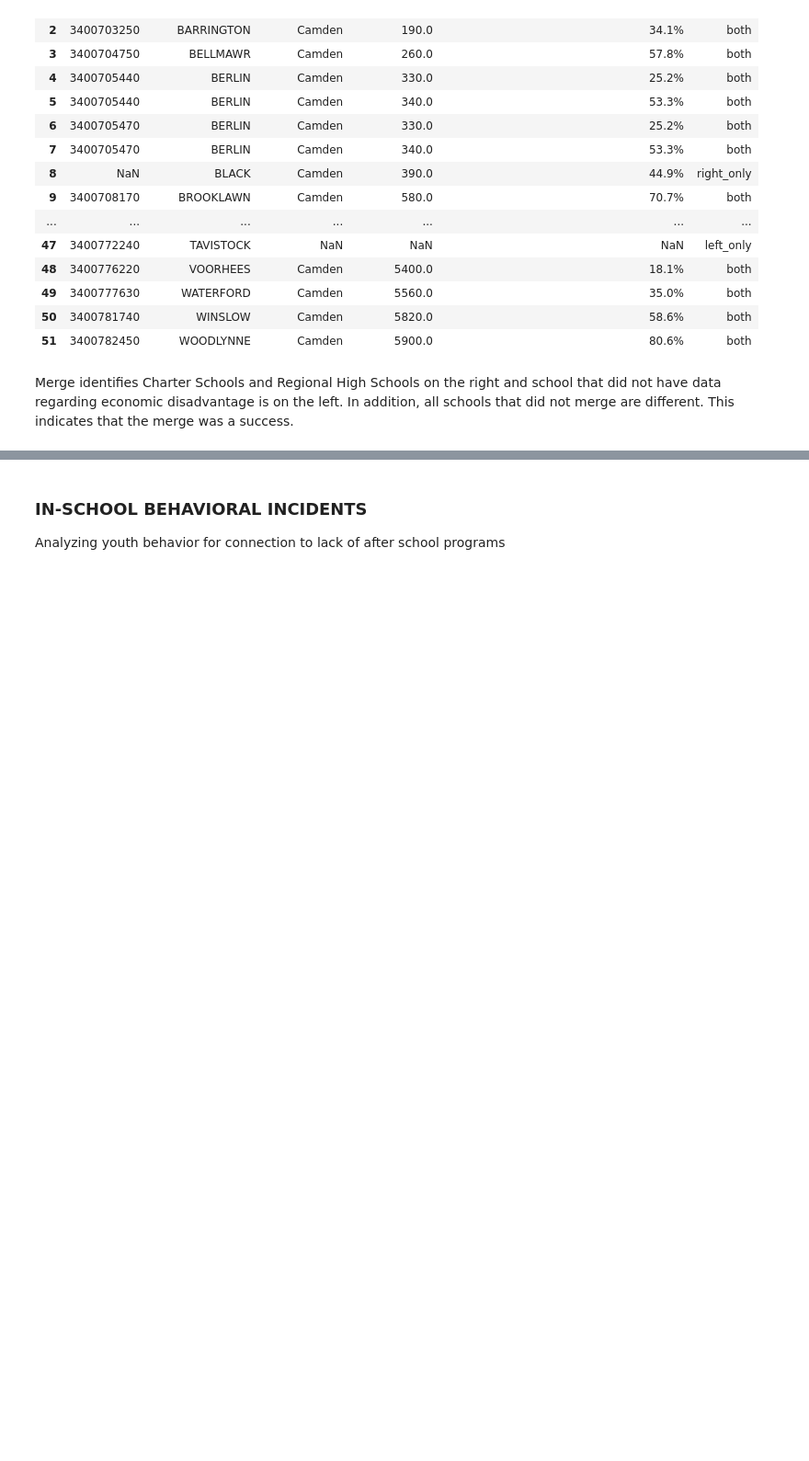
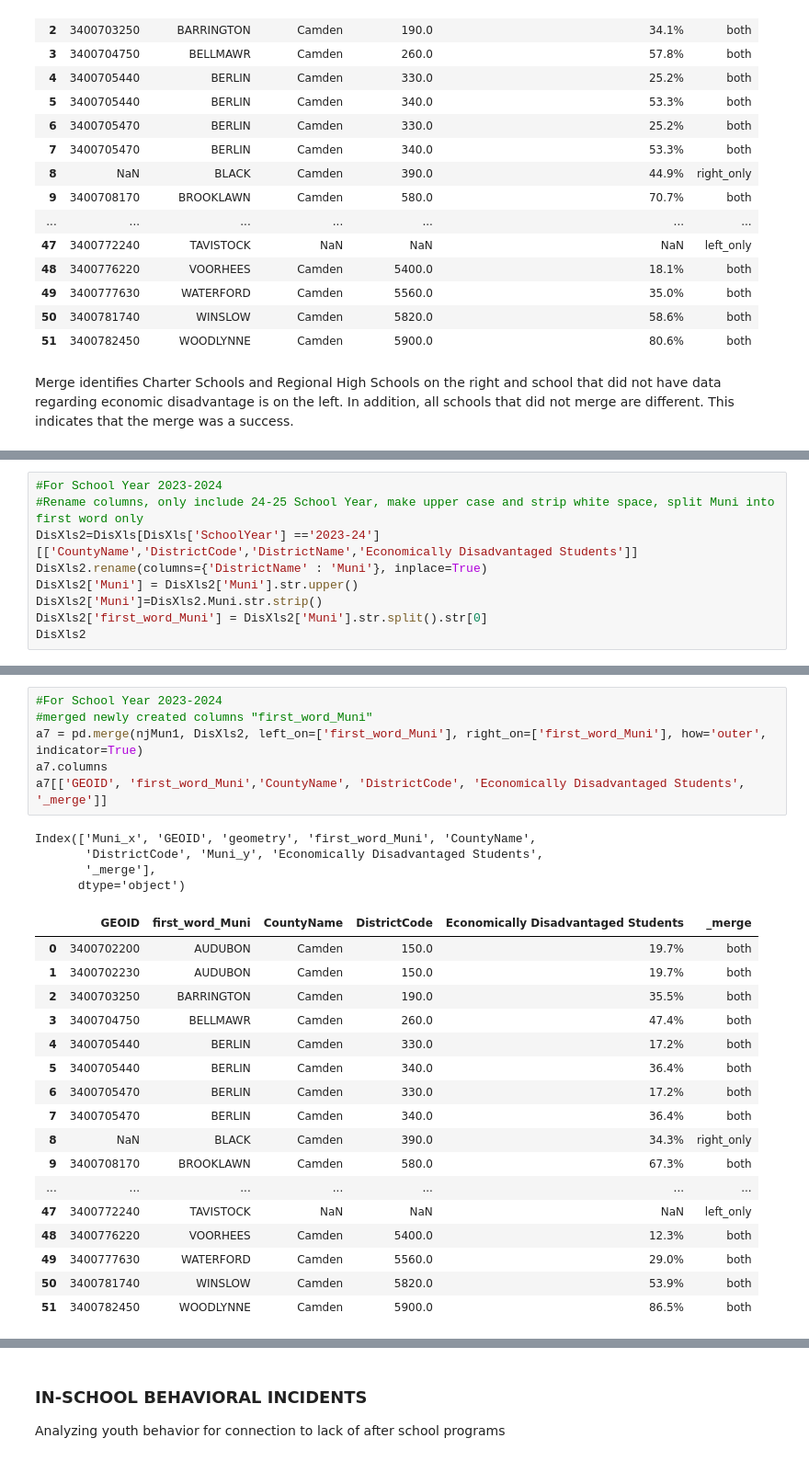
Before and after one commit to MhiyaJ/My-GIS-Stuff, a Jupyter notebook: After School Programs PS2.ipynb, the cells around one changed output, grey strips where cells are left out. Shown at 92% size. Drawn from its saved outputs; the diff is of its cells as text; blank space fills up the shorter version.

```diff
--- a/After School Programs PS2.ipynb
+++ b/After School Programs PS2.ipynb
@@ -375,0 +400,9 @@ dtype: int64
+# %%
+#For School Year 2023-2024
+#Rename columns, only include 24-25 School Year, make upper case and strip white space, split Muni into first word only
+DisXls2=DisXls[DisXls['SchoolYear'] =='2023-24'][['CountyName','DistrictCode','DistrictName','Economically Disadvantaged Students']]
+DisXls2.rename(columns={'DistrictName' : 'Muni'}, inplace=True)
+DisXls2['Muni'] = DisXls2['Muni'].str.upper()
+DisXls2['Muni']=DisXls2.Muni.str.strip()
+DisXls2['first_word_Muni'] = DisXls2['Muni'].str.split().str[0]
+DisXls2
@@ -375,0 +427,28 @@ dtype: int64
+# %%
+#For School Year 2023-2024
+#merged newly created columns "first_word_Muni"
+a7 = pd.merge(njMun1, DisXls2, left_on=['first_word_Muni'], right_on=['first_word_Muni'], how='outer', indicator=True)
+a7.columns
+a7[['GEOID', 'first_word_Muni','CountyName', 'DistrictCode', 'Economically Disadvantaged Students', '_merge']]
+# %% [output]
+Index(['Muni_x', 'GEOID', 'geometry', 'first_word_Muni', 'CountyName',
+       'DistrictCode', 'Muni_y', 'Economically Disadvantaged Students',
+       '_merge'],
+      dtype='object')
+|  | GEOID | first_word_Muni | CountyName | DistrictCode | Economically Disadvantaged Students | _merge |
+| 0 | 3400702200 | AUDUBON | Camden | 150.0 | 19.7% | both |
+| 1 | 3400702230 | AUDUBON | Camden | 150.0 | 19.7% | both |
+| 2 | 3400703250 | BARRINGTON | Camden | 190.0 | 35.5% | both |
+| 3 | 3400704750 | BELLMAWR | Camden | 260.0 | 47.4% | both |
+| 4 | 3400705440 | BERLIN | Camden | 330.0 | 17.2% | both |
+| 5 | 3400705440 | BERLIN | Camden | 340.0 | 36.4% | both |
+| 6 | 3400705470 | BERLIN | Camden | 330.0 | 17.2% | both |
+| 7 | 3400705470 | BERLIN | Camden | 340.0 | 36.4% | both |
+| 8 | NaN | BLACK | Camden | 390.0 | 34.3% | right_only |
+| 9 | 3400708170 | BROOKLAWN | Camden | 580.0 | 67.3% | both |
+| ... | ... | ... | ... | ... | ... | ... |
+| 47 | 3400772240 | TAVISTOCK | NaN | NaN | NaN | left_only |
+| 48 | 3400776220 | VOORHEES | Camden | 5400.0 | 12.3% | both |
+| 49 | 3400777630 | WATERFORD | Camden | 5560.0 | 29.0% | both |
+| 50 | 3400781740 | WINSLOW | Camden | 5820.0 | 53.9% | both |
+| 51 | 3400782450 | WOODLYNNE | Camden | 5900.0 | 86.5% | both |
```
Also changed, not shown: parts of 19 cells of this notebook.
